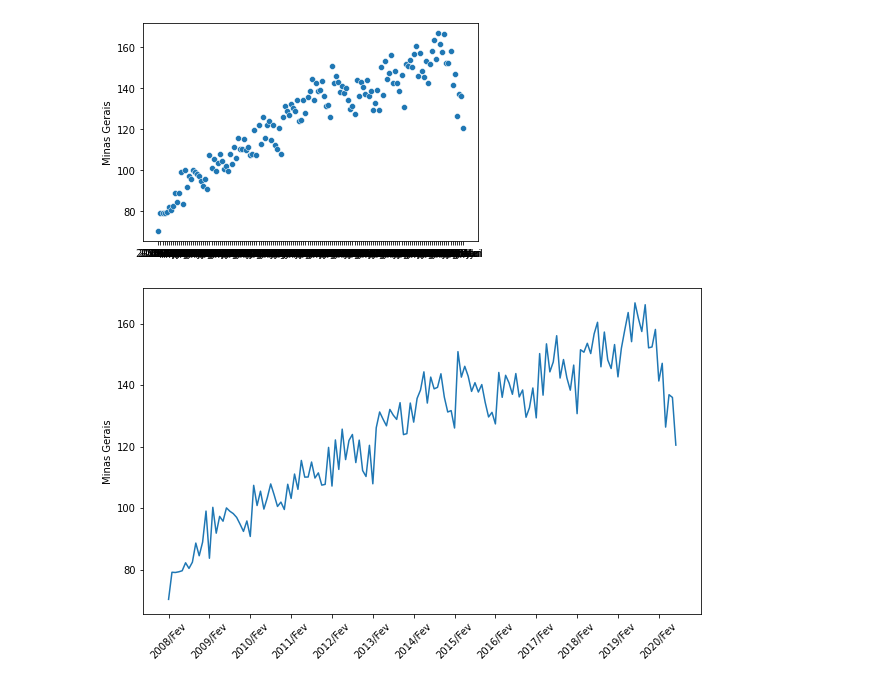
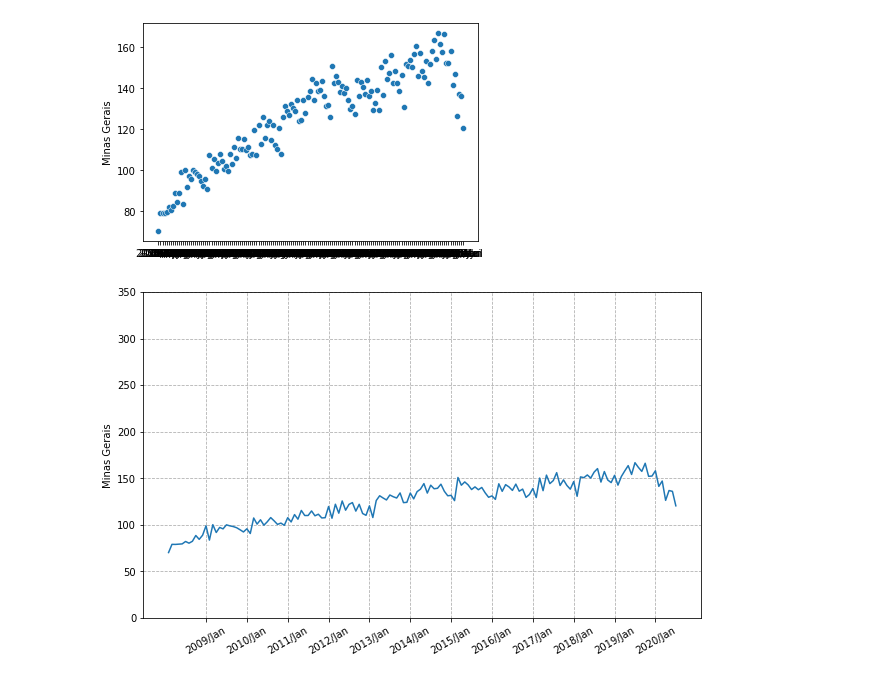
Before and after one commit to p3dr3nriqu3/boocamp_alura, a Jupyter notebook: Bootcamp_Datascience.ipynb, the cells around one changed output. Cells and saved outputs as stored; diff of their text form; code cells hidden in the pictures.

```diff
--- a/Bootcamp_Datascience.ipynb
+++ b/Bootcamp_Datascience.ipynb
@@ -778,8 +778,10 @@ sns.scatterplot(data=mensal, x=mensal.index, y="Minas Gerais")
 # %%
 plt.figure(figsize=(10,6))
 ax = sns.lineplot(data=mensal, x=mensal.index, y="Minas Gerais")
-plt.xticks(rotation=45)
-ax.xaxis.set_major_locator(ticker.IndexLocator(base=12, offset=0))
+plt.xticks(rotation=30)
+plt.ylim(0, 350)
+ax.xaxis.set_major_locator(ticker.IndexLocator(base=12, offset=11))
+plt.grid(True, linestyle="--")
 plt.show()
 # %% [output]
-[figure, old version]
+[figure, new version]
```
